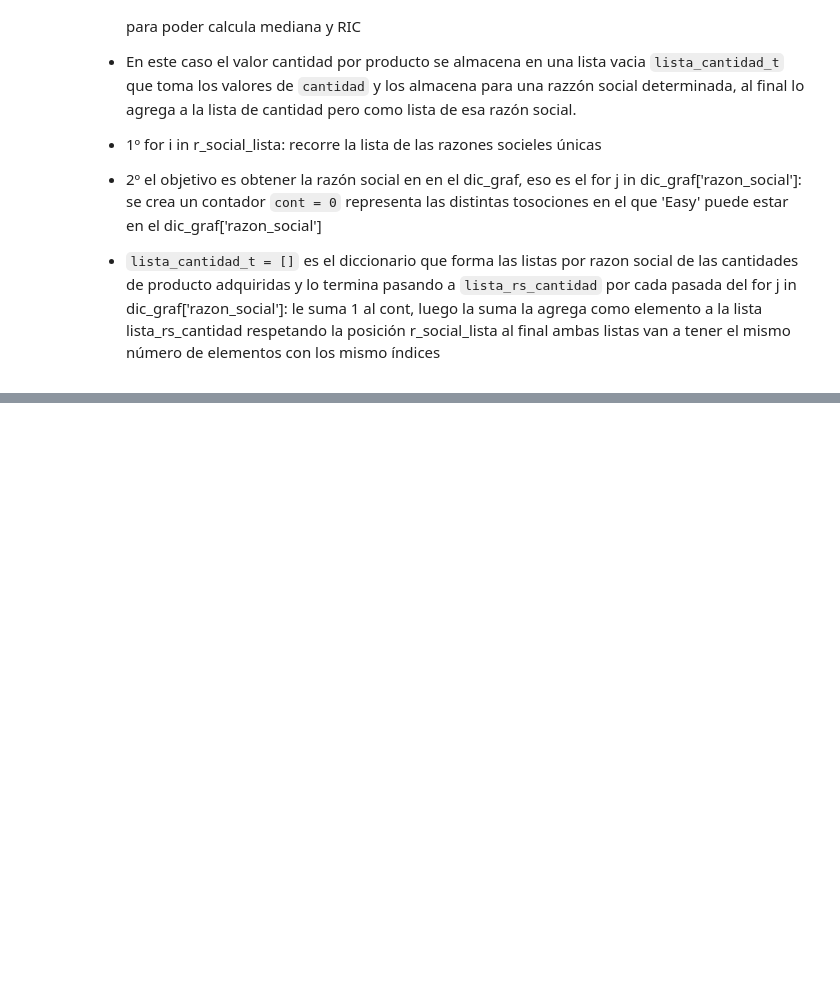
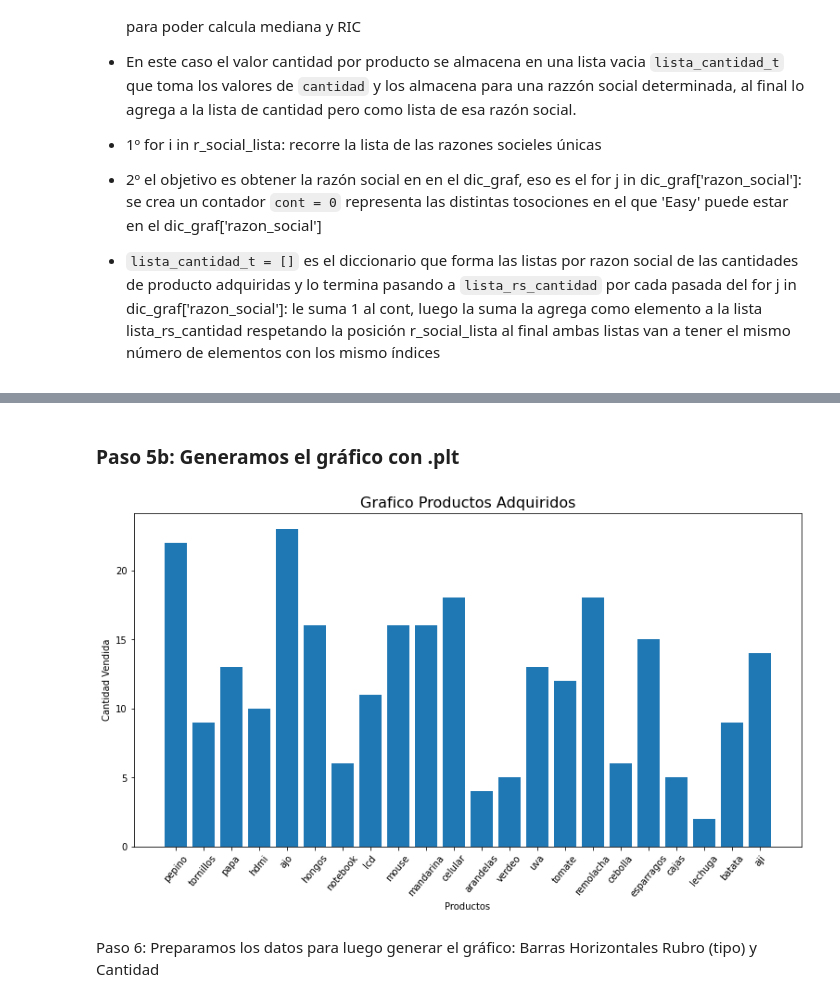
Before and after one commit to ri1965/Toolkits, a Jupyter notebook: Graficos_24_03_22.ipynb, the cells around one changed output, grey strips where cells are left out. Saved outputs shown, nothing was run; the diff lists cells and outputs as text; code cells hidden in the pictures; blank space fills up the shorter version.

```diff
--- a/Graficos_24_03_22.ipynb
+++ b/Graficos_24_03_22.ipynb
@@ -260,0 +316,17 @@ plt.show() #Ploteamos
+# %%
+producto_lista = list(set(dic_graf['producto']))
+lista_prod_cantidad = []
+
+for i in producto_lista:
+  print(i)
+  cont = 0
+  suma = 0
+  for j in dic_graf['producto']:
+    if i == j:
+      suma += dic_graf['cantidad'][cont]
+    cont += 1
+  lista_prod_cantidad.append(suma)
+  print(suma)
+  print('-'*50)
+print(producto_lista)
+print(lista_prod_cantidad)
@@ -260,0 +351,16 @@ plt.show() #Ploteamos
+# %% [markdown]
+### Paso 5b: Generamos el gráfico con .plt
+# %%
+fig = plt.figure(figsize=(10,5))
+ax = fig.add_axes([0,0,1,1])  #Establecemos ejes
+
+ax.bar(producto_lista, lista_prod_cantidad) #Establecemos en el eje X a "Razon Social" y a Eje Y a "Cantidad"
+plt.title('Grafico Productos Adquiridos', size = 16)
+plt.xlabel('Productos')
+plt.ylabel('Cantidad Vendida')
+plt.xticks(rotation=50)
+plt.show() #Ploteamos
+# %% [output]
+[figure, added]
+# %% [markdown]
+Paso 6: Preparamos los datos para luego generar el gráfico: Barras Horizontales Rubro (tipo) y Cantidad
```
Also changed, not shown: parts of 50 cells of this notebook.
